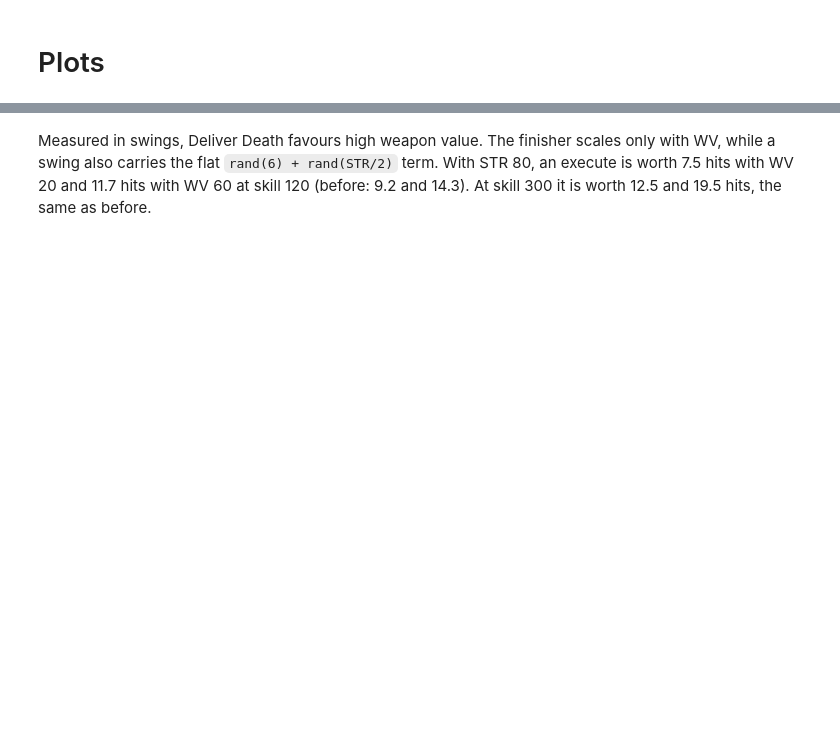
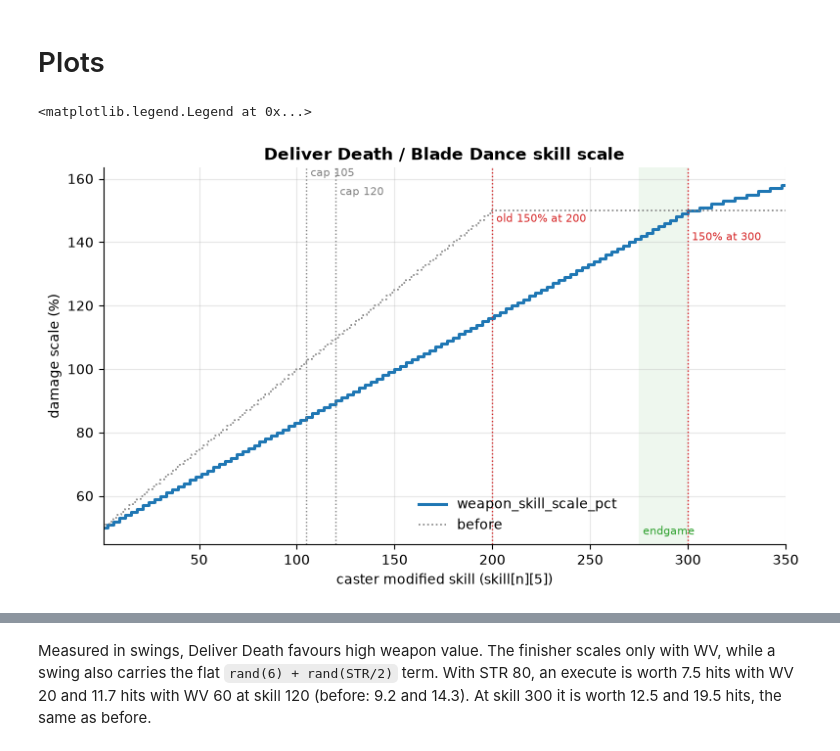
Before and after one commit to engineerjames/men-among-gods-reforged, a Jupyter notebook: investigations/abilities/mercenary_deliver_death.ipynb, the cells around one changed output, grey strips where cells are left out. Drawn from its saved outputs; the diff is of its cells as text; code cells hidden in the pictures; blank space fills up the shorter version.

Commit message:
Cleanup observations and plots

```diff
--- a/investigations/abilities/mercenary_deliver_death.ipynb
+++ b/investigations/abilities/mercenary_deliver_death.ipynb
@@ -141,10 +143,13 @@ print("Deliver Death model OK")
 # %%
 fig, ax = plt.subplots()
 ax.step(P, scale_pct(P), where="post", lw=2.2, label="weapon_skill_scale_pct")
 ax.step(P, old_scale_pct(P), where="post", color="grey", lw=1.2, ls=":", label="before")
 mm.skill_axis(ax, "damage scale (%)", "Deliver Death / Blade Dance skill scale")
 mm.mark_caps(ax, extra=[(200, "old 150% at 200"), (300, "150% at 300")])
-ax.legend(loc="lower right")
+ax.legend(loc="lower right", bbox_to_anchor=(0.77, 0))
+# %% [output]
+<matplotlib.legend.Legend at 0x...>
+[figure, added]
 # %%
 fig, axes = plt.subplots(1, 2, figsize=(14, 5))
 for ax, execute, title in ((axes[0], True, "Execute (target < 25% HP)"),
```
Also changed, not shown: parts of 5 cells of this notebook, 20 other files.
